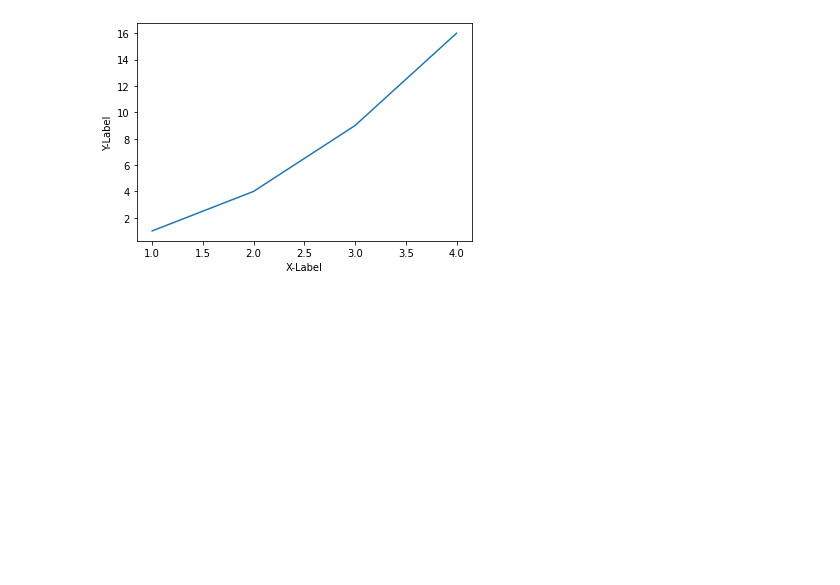
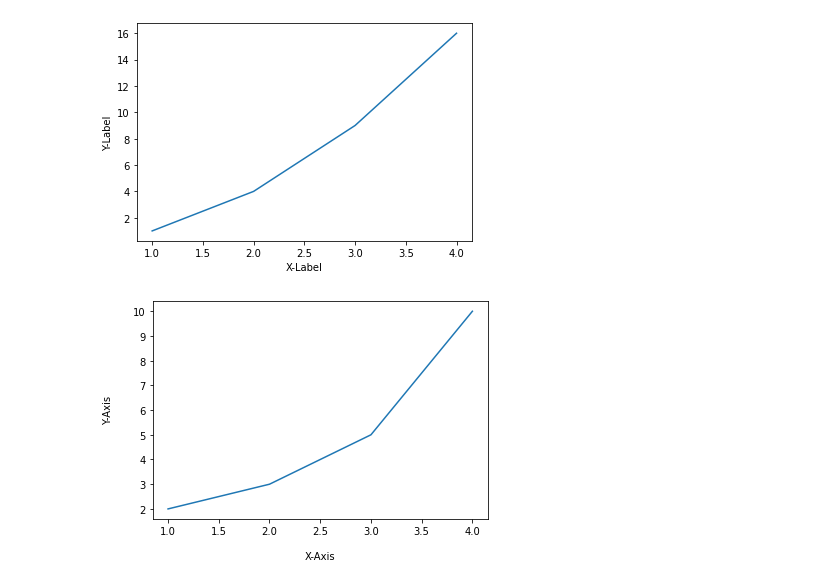
Before and after one commit to okmunkiok/Matplotlib_Tutorial__Dardao, a Jupyter notebook: Matplotlib_Tutorial.ipynb, the cells around one changed output. Drawn from its saved outputs; the diff is of its cells as text; code cells hidden in the pictures; blank space fills up the shorter version.

```diff
--- a/Matplotlib_Tutorial.ipynb
+++ b/Matplotlib_Tutorial.ipynb
@@ -105,3 +105,15 @@ plt.ylabel('Y-Label')
 plt.show()
 # %% [output]
 [figure]
+# %%
+# 여백 지정하기
+# 예제
+
+import matplotlib.pyplot as plt
+
+plt.plot([1, 2, 3, 4], [2, 3, 5, 10])
+plt.xlabel('X-Axis', labelpad=15)
+plt.ylabel('Y-Axis', labelpad=20)
+plt.show()
+# %% [output]
+[figure, added]
```
